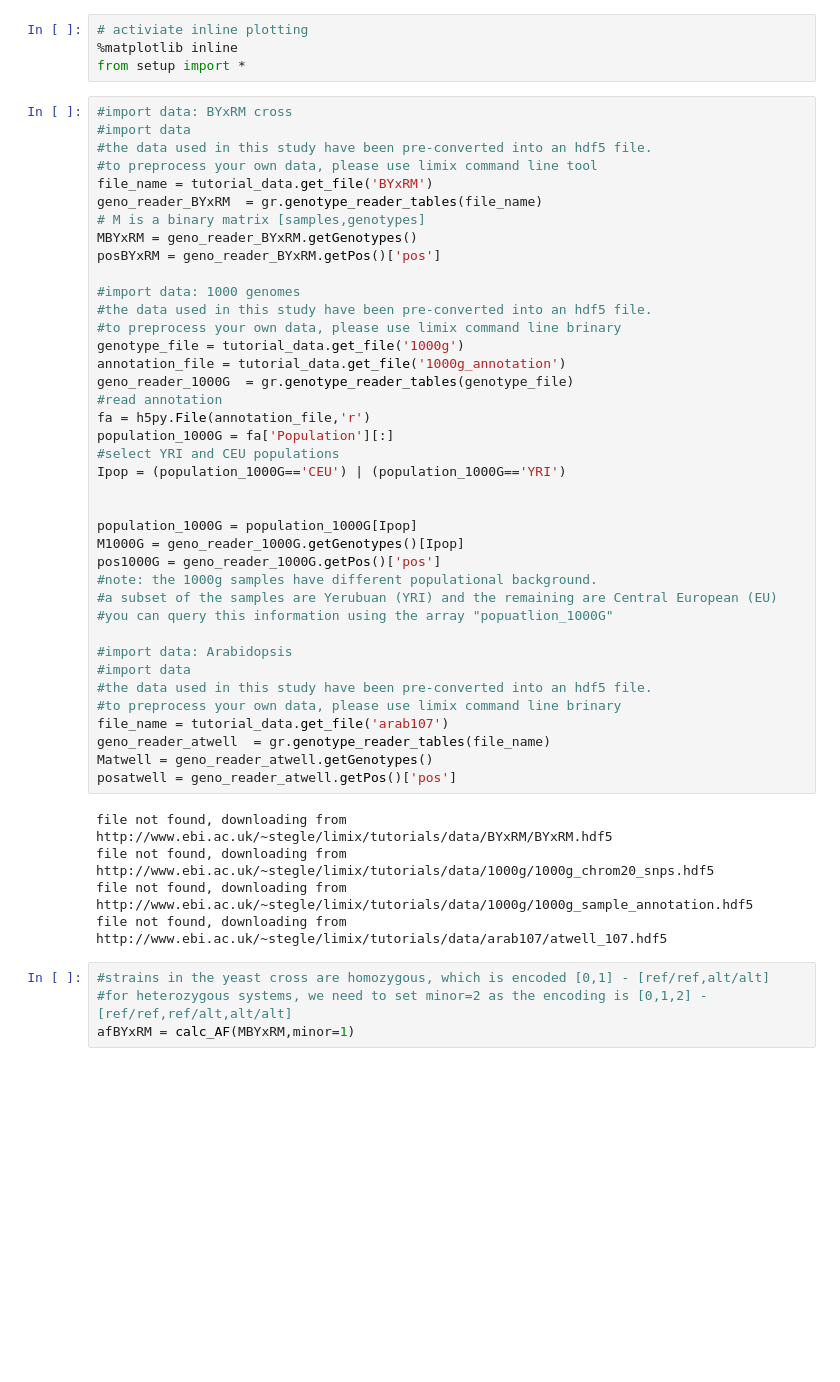
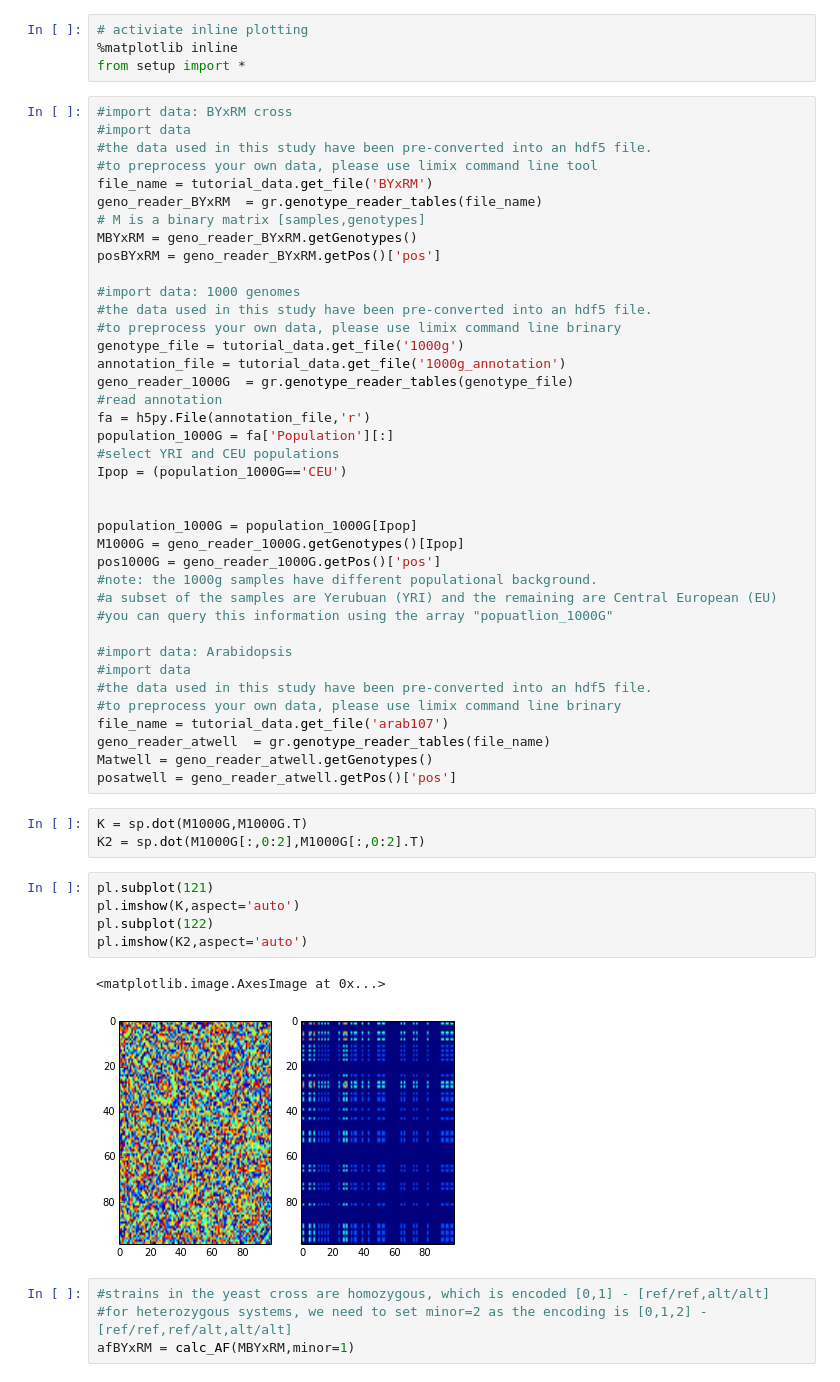
Before and after one commit to PMBio/limix-tutorials, a Jupyter notebook: preprocessing_QC/genotype_QC.ipynb, the cells around one changed output. Cells and saved outputs as stored; diff of their text form; blank space fills up the shorter version.

```diff
--- a/preprocessing_QC/genotype_QC.ipynb
+++ b/preprocessing_QC/genotype_QC.ipynb
@@ -42,7 +42,7 @@ geno_reader_1000G  = gr.genotype_reader_tables(genotype_file)
 fa = h5py.File(annotation_file,'r')
 population_1000G = fa['Population'][:]
 #select YRI and CEU populations
-Ipop = (population_1000G=='CEU') | (population_1000G=='YRI')
+Ipop = (population_1000G=='CEU')
 
 
 population_1000G = population_1000G[Ipop]
@@ -60,11 +60,17 @@ file_name = tutorial_data.get_file('arab107')
 geno_reader_atwell  = gr.genotype_reader_tables(file_name)
 Matwell = geno_reader_atwell.getGenotypes()
 posatwell = geno_reader_atwell.getPos()['pos']
-# %% [output]
-file not found, downloading from http://www.ebi.ac.uk/~stegle/limix/tutorials/data/BYxRM/BYxRM.hdf5
-file not found, downloading from http://www.ebi.ac.uk/~stegle/limix/tutorials/data/1000g/1000g_chrom20_snps.hdf5
-file not found, downloading from http://www.ebi.ac.uk/~stegle/limix/tutorials/data/1000g/1000g_sample_annotation.hdf5
-file not found, downloading from http://www.ebi.ac.uk/~stegle/limix/tutorials/data/arab107/atwell_107.hdf5
+# %%
+K = sp.dot(M1000G,M1000G.T)
+K2 = sp.dot(M1000G[:,0:2],M1000G[:,0:2].T)
+# %%
+pl.subplot(121)
+pl.imshow(K,aspect='auto')
+pl.subplot(122)
+pl.imshow(K2,aspect='auto')
+# %% [output]
+<matplotlib.image.AxesImage at 0x...>
+[figure, added]
 # %%
 #strains in the yeast cross are homozygous, which is encoded [0,1] - [ref/ref,alt/alt]
 #for heterozygous systems, we need to set minor=2 as the encoding is [0,1,2] - [ref/ref,ref/alt,alt/alt]
```
Also changed, not shown: parts of 4 cells of this notebook, 5 other files.
